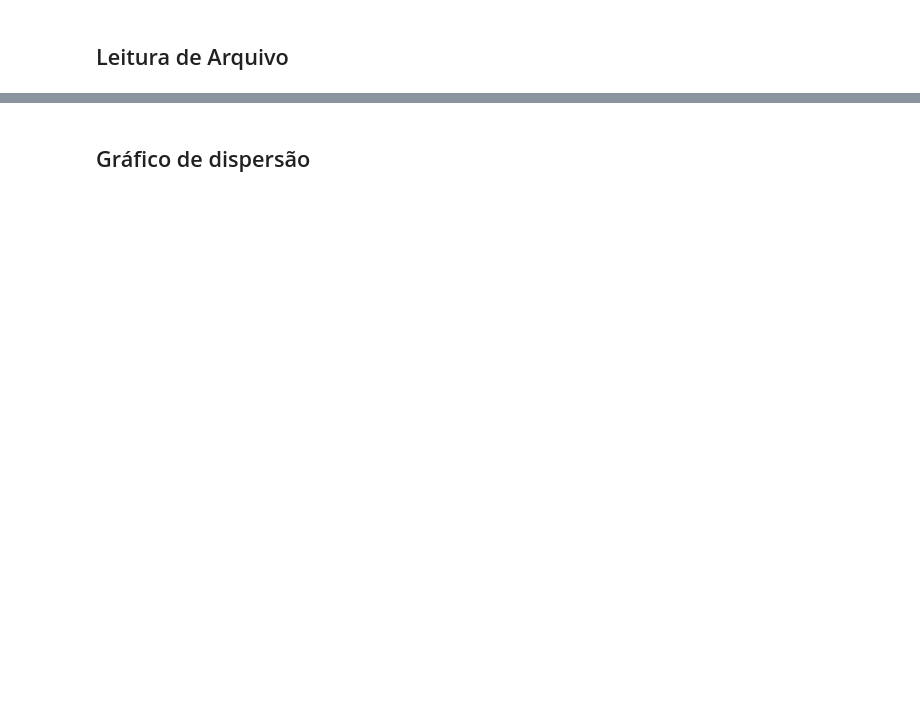
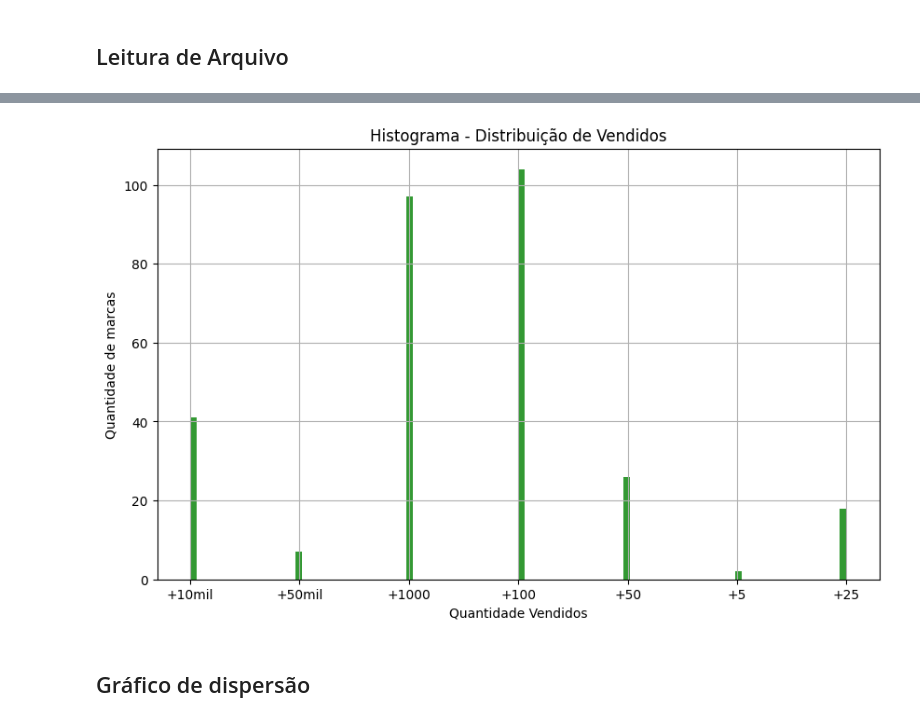
Before and after one commit to IgorAlvaredo/data_analysis_notebook, a Jupyter notebook: DataVisualization/practice.ipynb, the cells around one changed output, grey strips where cells are left out. Saved outputs shown, nothing was run; the diff lists cells and outputs as text; code cells hidden in the pictures; blank space fills up the shorter version.

```diff
--- a/DataVisualization/practice.ipynb
+++ b/DataVisualization/practice.ipynb
@@ -24,2 +28,13 @@ KeyError: 'preco'
+# %%
+# print(df['Qtd_Vendidos'])
+plt.figure(figsize=(10, 6))
+plt.hist(df['Qtd_Vendidos'], bins=100, color='green', alpha=0.8)
+plt.title('Histograma - Distribuição de Vendidos')
+plt.xlabel('Quantidade Vendidos')
+plt.ylabel('Quantidade de marcas')
+plt.grid(True)
+plt.show()
+# %% [output]
+[figure, added]
 # %% [markdown]
 ## Gráfico de dispersão
```
Also changed, not shown: parts of 10 cells of this notebook.
